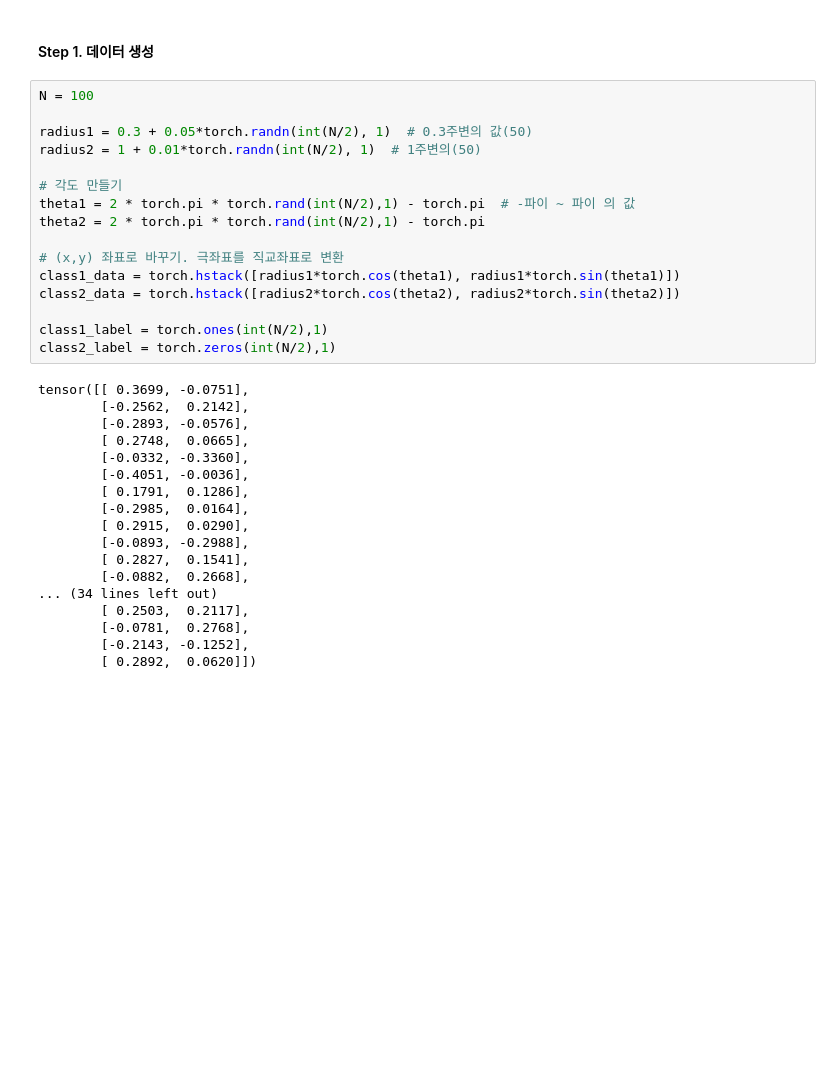
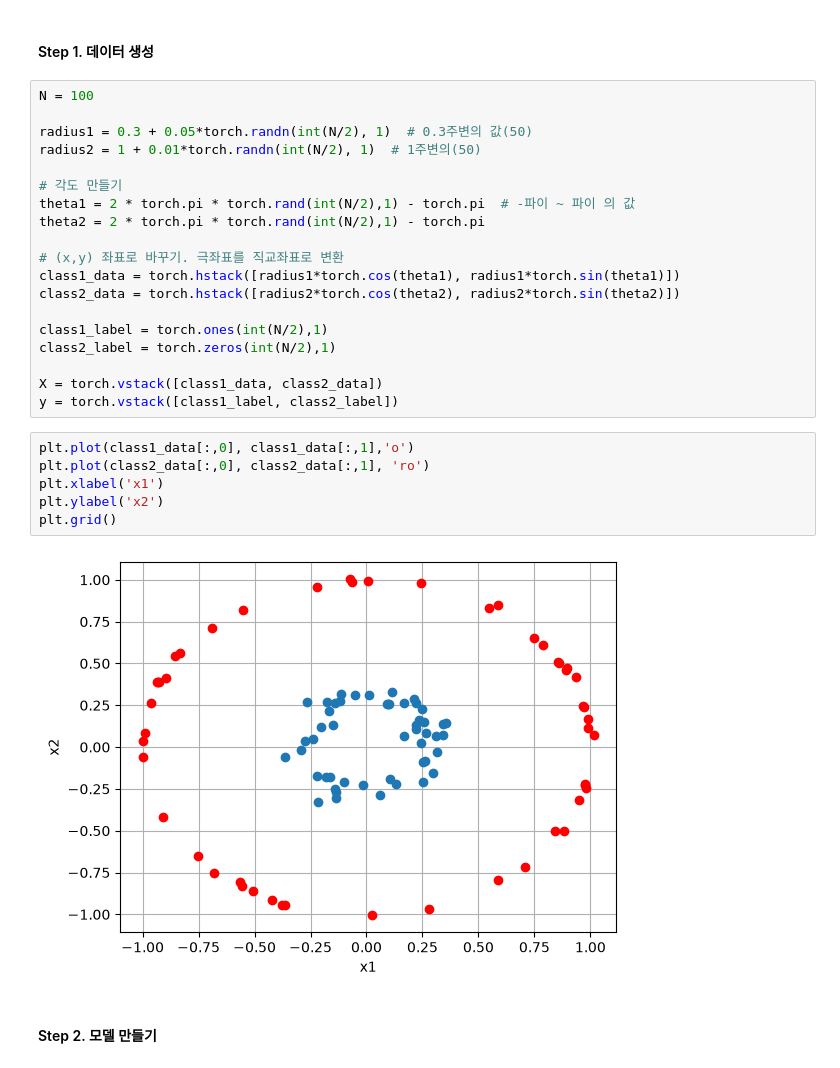
Before and after one commit to aitjoeun/PyTorch, a Jupyter notebook: 03.linear_binary/03.binary_classification2.ipynb, the cells around one changed output. Cells and saved outputs as stored; diff of their text form; blank space fills up the shorter version.

```diff
--- a/03.linear_binary/03.binary_classification2.ipynb
+++ b/03.linear_binary/03.binary_classification2.ipynb
@@ -21,21 +21,16 @@ class2_data = torch.hstack([radius2*torch.cos(theta2), radius2*torch.sin(theta2)
 
 class1_label = torch.ones(int(N/2),1)
 class2_label = torch.zeros(int(N/2),1)
+
+X = torch.vstack([class1_data, class2_data])
+y = torch.vstack([class1_label, class2_label])
-# %% [output]
-tensor([[ 0.3699, -0.0751],
-        [-0.2562,  0.2142],
-        [-0.2893, -0.0576],
-        [ 0.2748,  0.0665],
-        [-0.0332, -0.3360],
-        [-0.4051, -0.0036],
-        [ 0.1791,  0.1286],
-        [-0.2985,  0.0164],
-        [ 0.2915,  0.0290],
-        [-0.0893, -0.2988],
-        [ 0.2827,  0.1541],
-        [-0.0882,  0.2668],
-... (34 lines left out)
-        [ 0.2503,  0.2117],
-        [-0.0781,  0.2768],
-        [-0.2143, -0.1252],
-        [ 0.2892,  0.0620]])
+# %%
+plt.plot(class1_data[:,0], class1_data[:,1],'o')
+plt.plot(class2_data[:,0], class2_data[:,1], 'ro')
+plt.xlabel('x1')
+plt.ylabel('x2')
+plt.grid()
+# %% [output]
+[figure, added]
+# %% [markdown]
+#### Step 2. 모델 만들기
```
Also changed, not shown: parts of 7 cells of this notebook.
